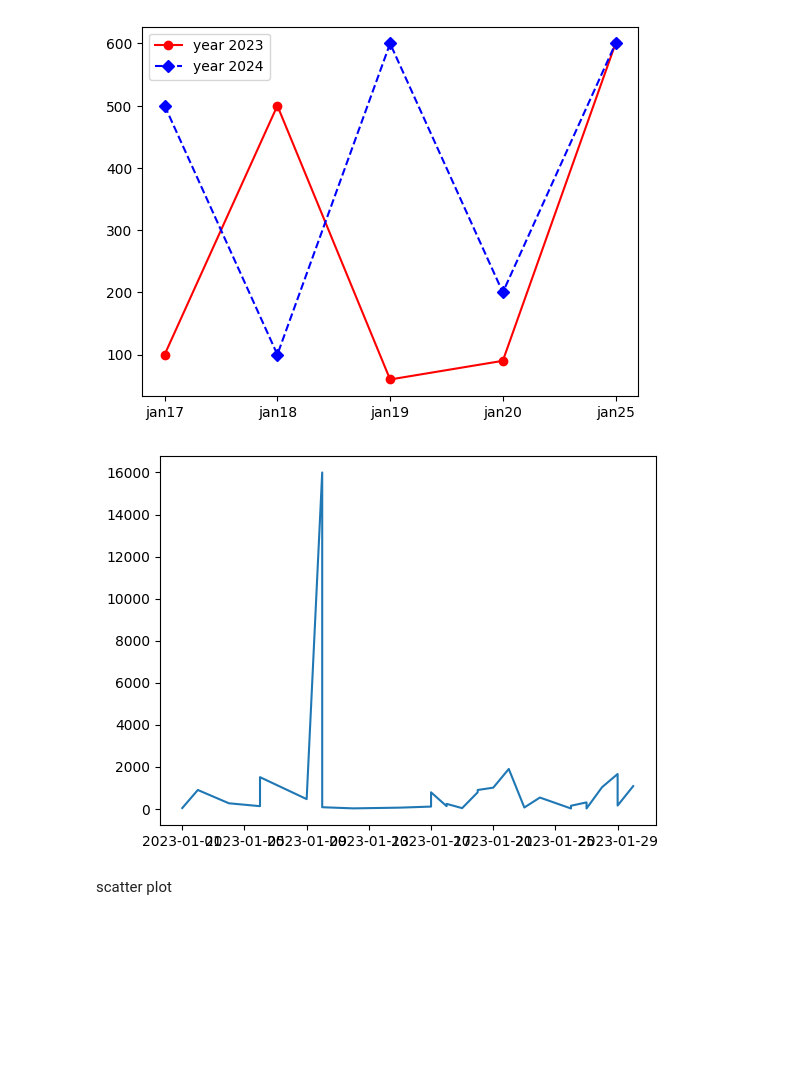
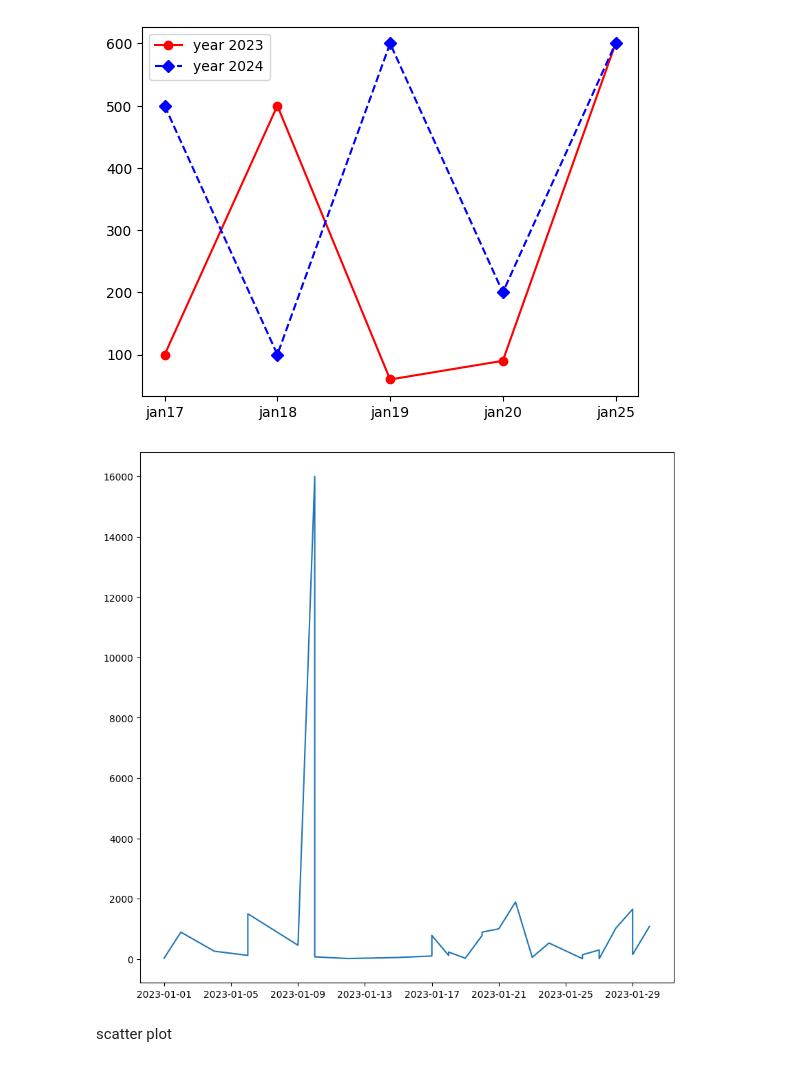
Before and after one commit to sudip-khanal/python-Basics, a Jupyter notebook: matplot.ipynb, the cells around one changed output. Drawn from its saved outputs; the diff is of its cells as text; code cells hidden in the pictures; blank space fills up the shorter version.

```diff
--- a/matplot.ipynb
+++ b/matplot.ipynb
@@ -59,19 +59,19 @@ plt.show()
 # %%
 import pandas as pd
 import matplotlib.pyplot as plt
 
 data=pd.read_excel('/content/expense3.xlsx')
 dataset1=pd.DataFrame(data)
 
-
+plt.figure(figsize=(10, 10))
 plt.plot(dataset1["Date"],dataset1["Amount"])
 
 
 
 
 plt.show()
 # %% [output]
-[figure, old version]
+[figure, new version]
 # %% [markdown]
 scatter plot
 # %%
```
Also changed, not shown: parts of 1 cell of this notebook.
